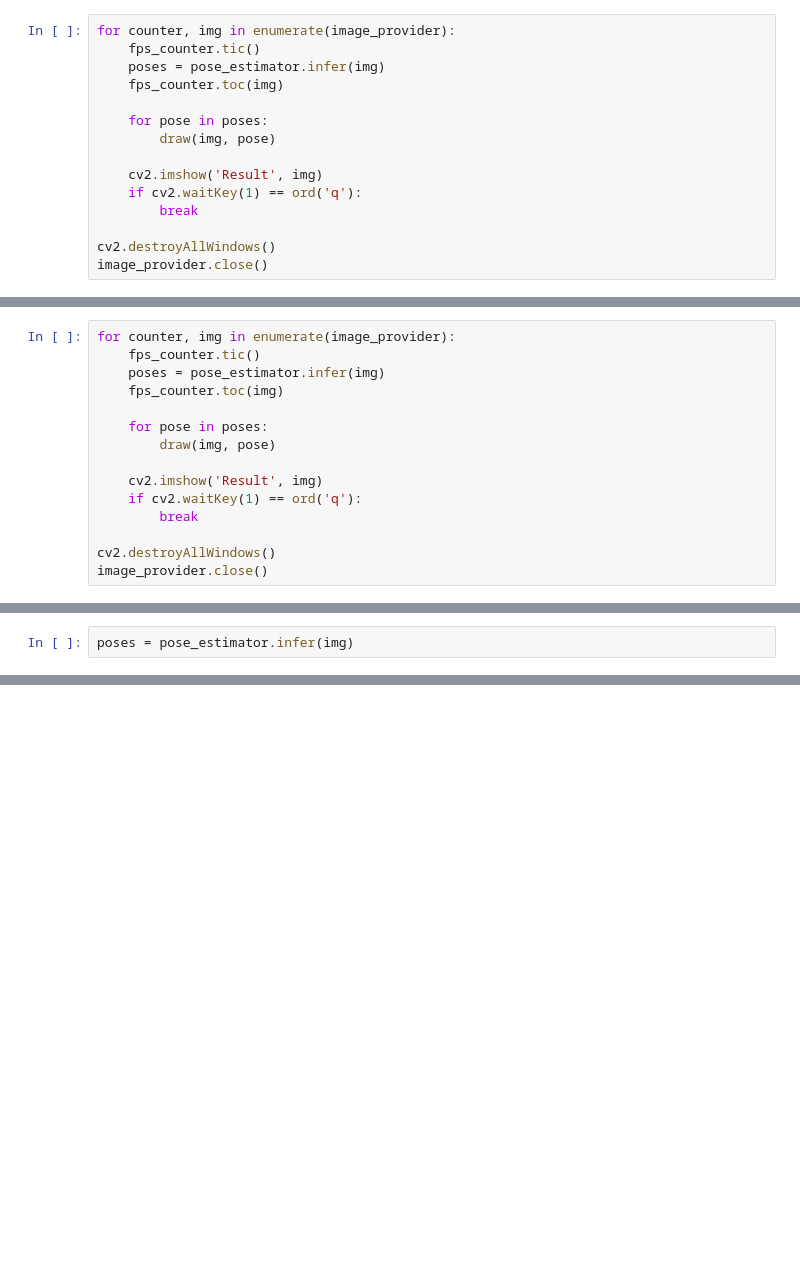
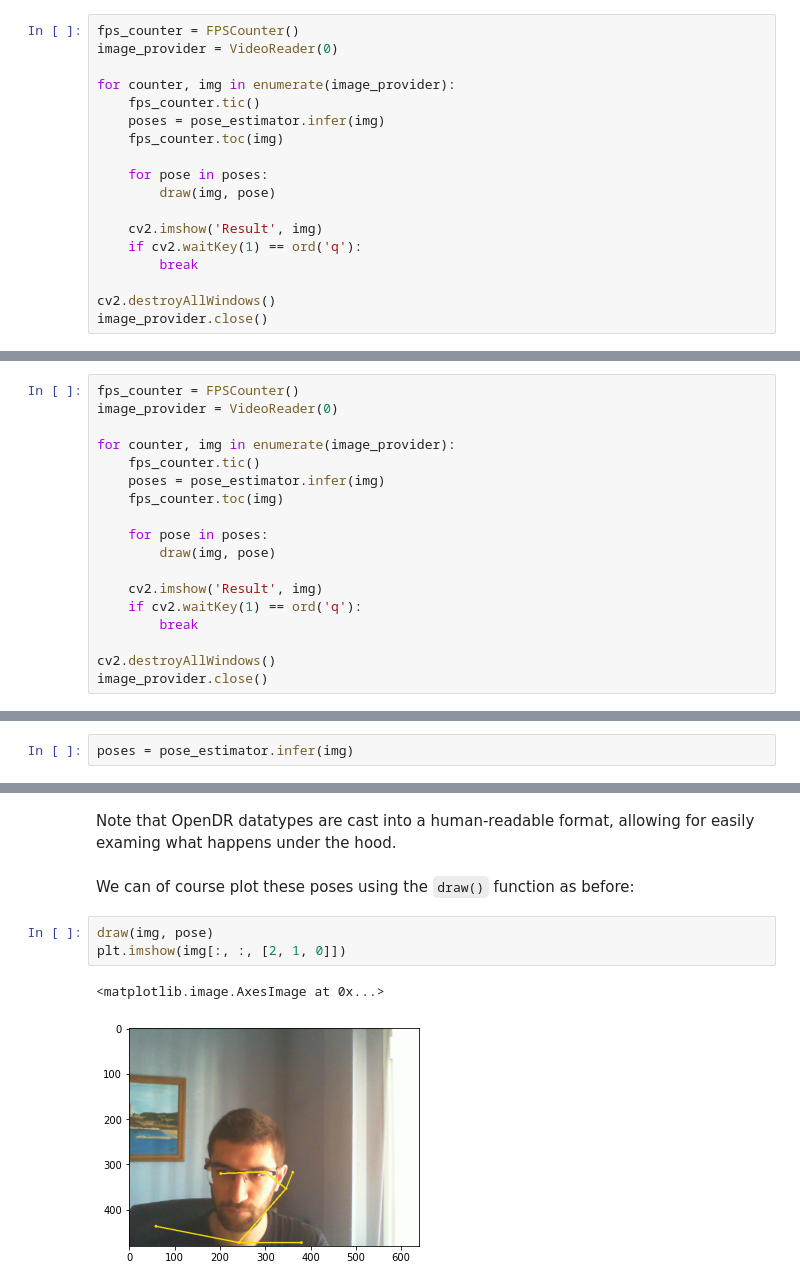
Before and after one commit to passalis/demos, a Jupyter notebook: demos/1. Pose Estimation.ipynb, the cells around one changed output, grey strips where cells are left out. Saved outputs shown, nothing was run; the diff lists cells and outputs as text; blank space fills up the shorter version.

```diff
--- a/demos/1. Pose Estimation.ipynb
+++ b/demos/1. Pose Estimation.ipynb
@@ -24,4 +85,7 @@ fps_counter = FPSCounter()
 # %%
+fps_counter = FPSCounter()
+image_provider = VideoReader(0)
+
 for counter, img in enumerate(image_provider):
     fps_counter.tic()
     poses = pose_estimator.infer(img)
@@ -43,4 +111,7 @@ fps_counter = FPSCounter()
 # %%
+fps_counter = FPSCounter()
+image_provider = VideoReader(0)
+
 for counter, img in enumerate(image_provider):
     fps_counter.tic()
     poses = pose_estimator.infer(img)
@@ -111,0 +165,10 @@ l_ear: [290, 285]
+# %% [markdown]
+Note that OpenDR datatypes are cast into a human-readable format, allowing for easily examing what happens under the hood.
+# %% [markdown]
+We can of course plot these poses using the `draw()` function as before:
+# %%
+draw(img, pose)
+plt.imshow(img[:, :, [2, 1, 0]])
+# %% [output]
+<matplotlib.image.AxesImage at 0x...>
+[figure, added]
```
Also changed, not shown: parts of 28 cells of this notebook, 14 other files.
